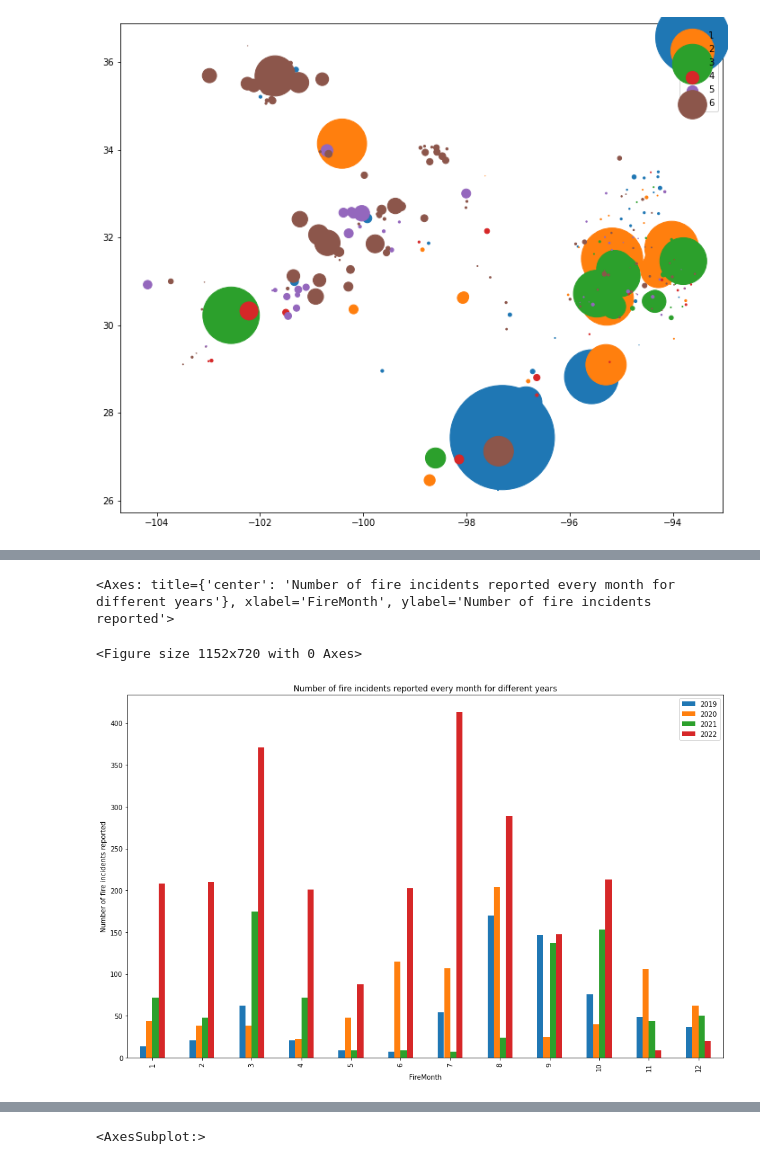
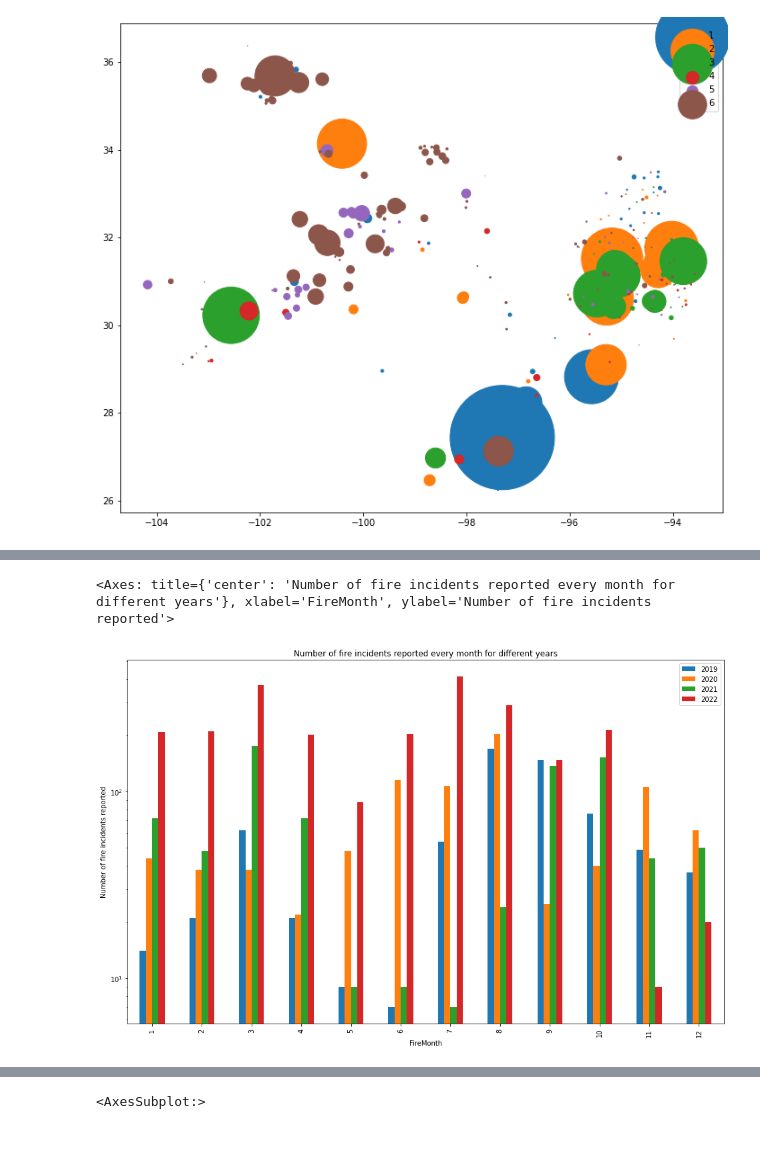
Before and after one commit to ManaswineeB/datanators, a Jupyter notebook: Tushar/TAMIDS_NIFC.ipynb, the cells around one changed output, grey strips where cells are left out. Drawn from its saved outputs; the diff is of its cells as text; code cells hidden in the pictures.

```diff
--- a/Tushar/TAMIDS_NIFC.ipynb
+++ b/Tushar/TAMIDS_NIFC.ipynb
@@ -151,15 +172,13 @@ dftx[(dftx['FireMonth']<13) & (dftx['FireMonth']>9)]['FireYear'].value_counts().
 # %%
 
 dft = dftx.groupby('FireYear')['FireMonth'].value_counts()
 dft2 = pd.merge(dft[2019].rename(index = 'Month'),dft[2020].rename(index = 'Month'), on = 'FireMonth')
 dft3 = pd.merge(dft[2021].rename(index = 'Month'),dft[2022].rename(index = 'Month'), on = 'FireMonth')
-dft_m = pd.merge(dft2.set_axis([2019,2020],axis = 1),dft3.set_axis([2021,2022],axis = 1), on = 'FireMonth')
-plt.figure(figsize = (16,10))
-dft_m.reindex(index = list(range(1,13))).plot(ylabel = 'Number of fire incidents reported',kind = 'bar',figsize = (16,10), title = 'Number of fire incidents reported every month for different years')
+dft_m = pd.merge(dft2.set_axis([2019,2020],axis = 1),dft3.set_axis([2021,2022],axis = 1), on = 'FireMonth').reindex(index = list(range(1,13)))
+dft_m.plot(logy = True,ylabel = 'Number of fire incidents reported',kind = 'bar',figsize = (16,10), title = 'Number of fire incidents reported every month for different years')
 # %% [output]
 <Axes: title={'center': 'Number of fire incidents reported every month for different years'}, xlabel='FireMonth', ylabel='Number of fire incidents reported'>
-<Figure size 1152x720 with 0 Axes>
-[figure, old version]
+[figure, new version]
 # %%
 dft = dftx.groupby(['FireYear','FireMonth'])['DiscoveryAcres'].sum()
 dft2 = pd.merge(dft[2019],dft[2020], on = 'FireMonth')
```
Also changed, not shown: parts of 14 cells of this notebook.
